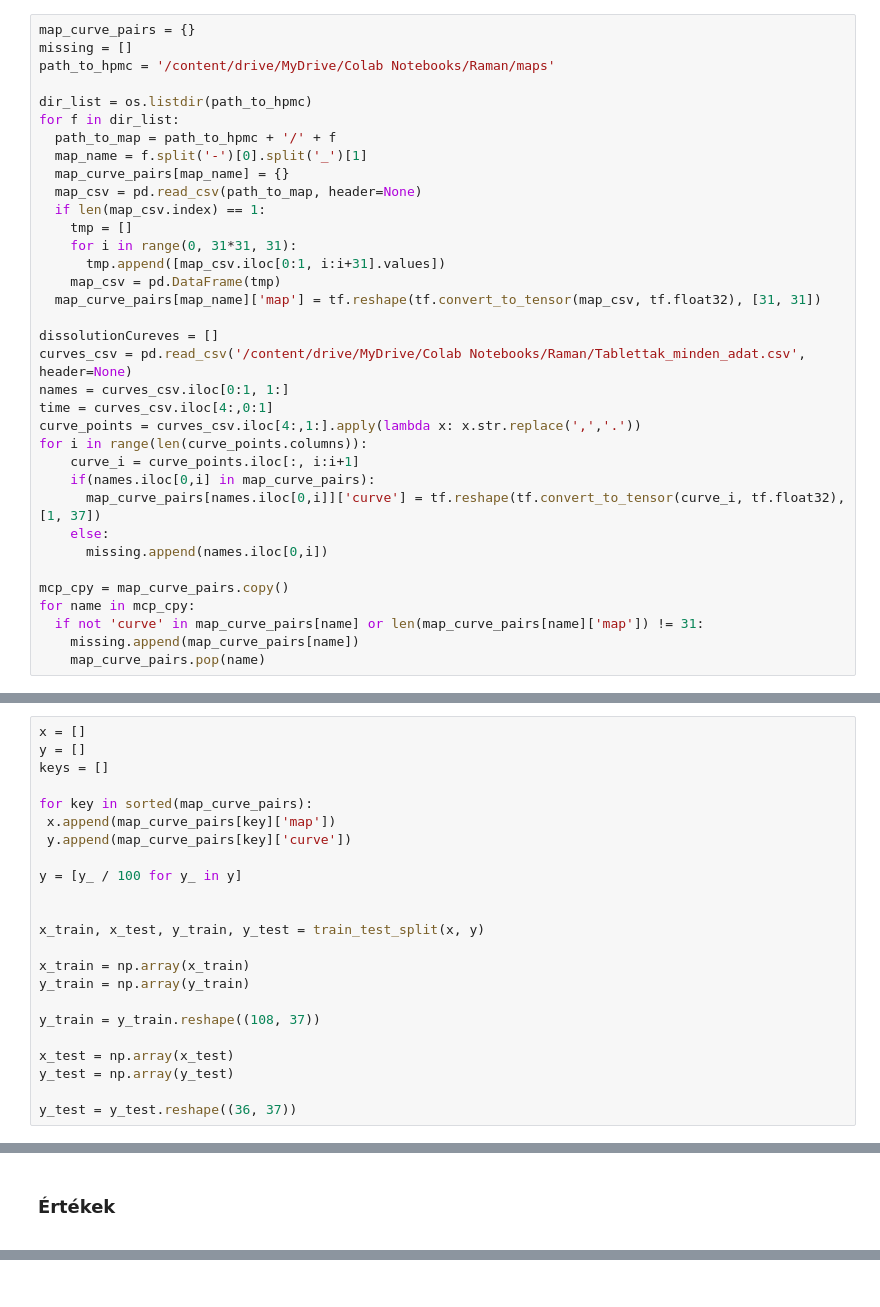
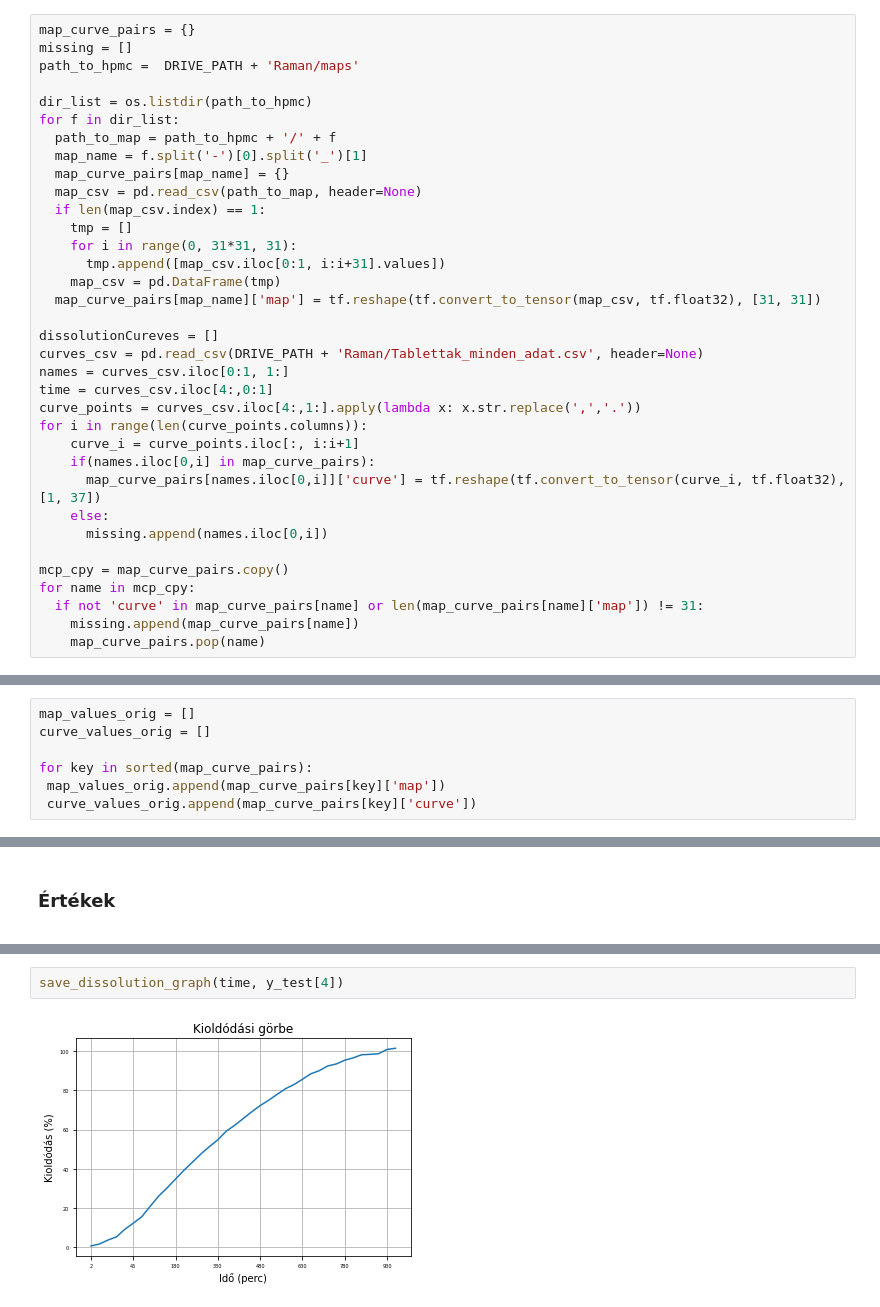
Before and after one commit to CsonVass/raman, a Jupyter notebook: DissolutionFromRaman.ipynb, the cells around one changed output, grey strips where cells are left out. Saved outputs shown, nothing was run; the diff lists cells and outputs as text.

```diff
--- a/DissolutionFromRaman.ipynb
+++ b/DissolutionFromRaman.ipynb
@@ -32,7 +39,7 @@ from tensorflow.python.ops.nn_ops import softmax
 # %%
 map_curve_pairs = {}
 missing = []
-path_to_hpmc = '/content/drive/MyDrive/Colab Notebooks/Raman/maps'
+path_to_hpmc =  DRIVE_PATH + 'Raman/maps'
 
 dir_list = os.listdir(path_to_hpmc)
 for f in dir_list:
@@ -48,7 +55,7 @@ for f in dir_list:
   map_curve_pairs[map_name]['map'] = tf.reshape(tf.convert_to_tensor(map_csv, tf.float32), [31, 31])
 
 dissolutionCureves = []
-curves_csv = pd.read_csv('/content/drive/MyDrive/Colab Notebooks/Raman/Tablettak_minden_adat.csv', header=None)
+curves_csv = pd.read_csv(DRIVE_PATH + 'Raman/Tablettak_minden_adat.csv', header=None)
 names = curves_csv.iloc[0:1, 1:]
 time = curves_csv.iloc[4:,0:1]
 curve_points = curves_csv.iloc[4:,1:].apply(lambda x: x.str.replace(',','.'))
@@ -71,26 +78,10 @@ for name in mcp_cpy:
 </div>
 
 A görbe értékek normalizálása 0-100 intervallumról 0-1 intervallumra
-# %%
-x = []
-y = []
-keys = []
-
-for key in sorted(map_curve_pairs):
- x.append(map_curve_pairs[key]['map'])
- y.append(map_curve_pairs[key]['curve'])
-
-y = [y_ / 100 for y_ in y]
-
-
-x_train, x_test, y_train, y_test = train_test_split(x, y)
-
-x_train = np.array(x_train)
-y_train = np.array(y_train)
-
-y_train = y_train.reshape((108, 37))
-
-x_test = np.array(x_test)
-y_test = np.array(y_test)
-
-y_test = y_test.reshape((36, 37))
+# %%
+map_values_orig = []
+curve_values_orig = []
+
+for key in sorted(map_curve_pairs):
+ map_values_orig.append(map_curve_pairs[key]['map'])
+ curve_values_orig.append(map_curve_pairs[key]['curve'])
@@ -370,0 +683,4 @@ with open('drive/MyDrive/Colab Notebooks/saved_model/' + model_name + '/details.
+# %%
+save_dissolution_graph(time, y_test[4])
+# %% [output]
+[figure, added]
```
Also changed, not shown: parts of 38 cells of this notebook.
